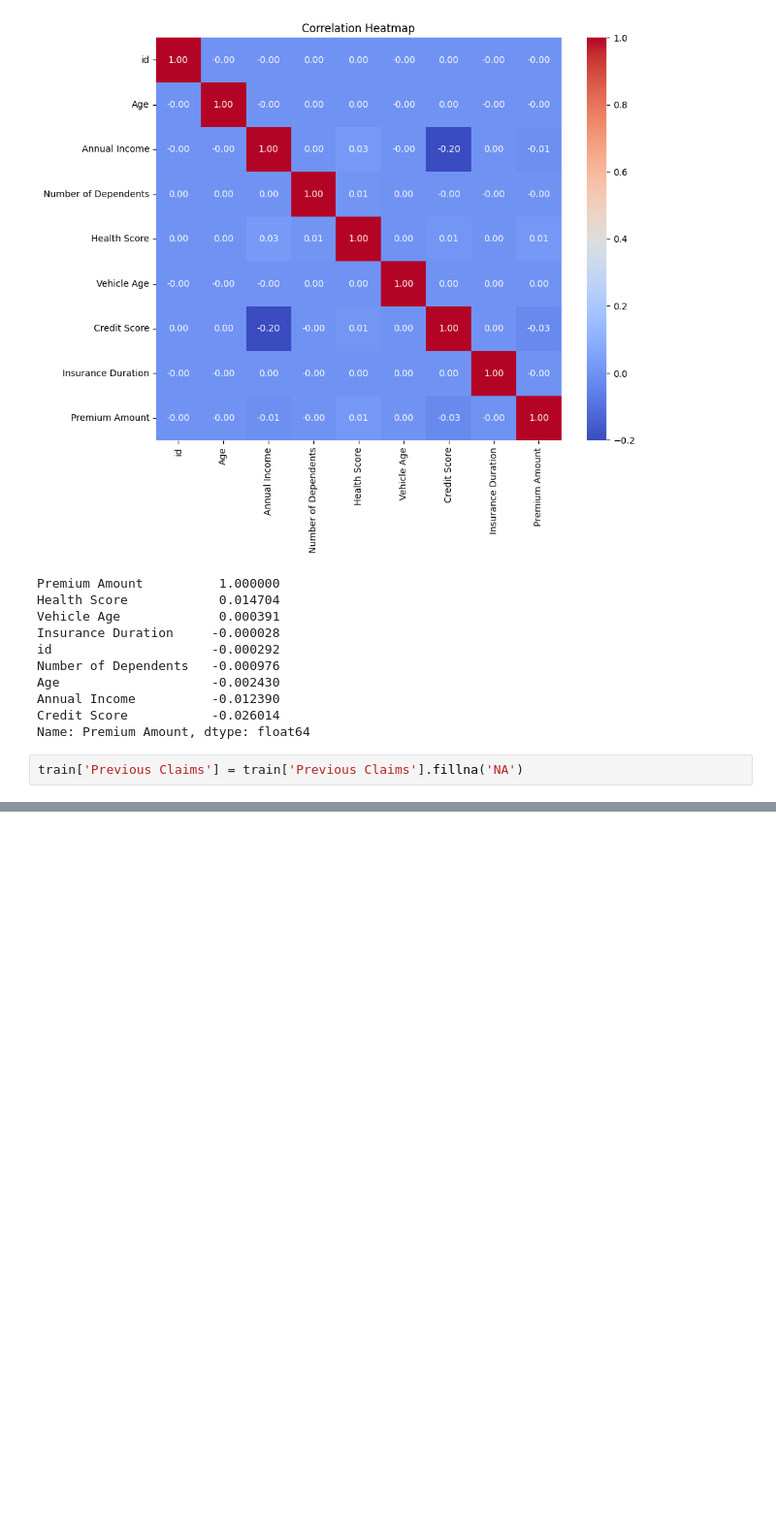
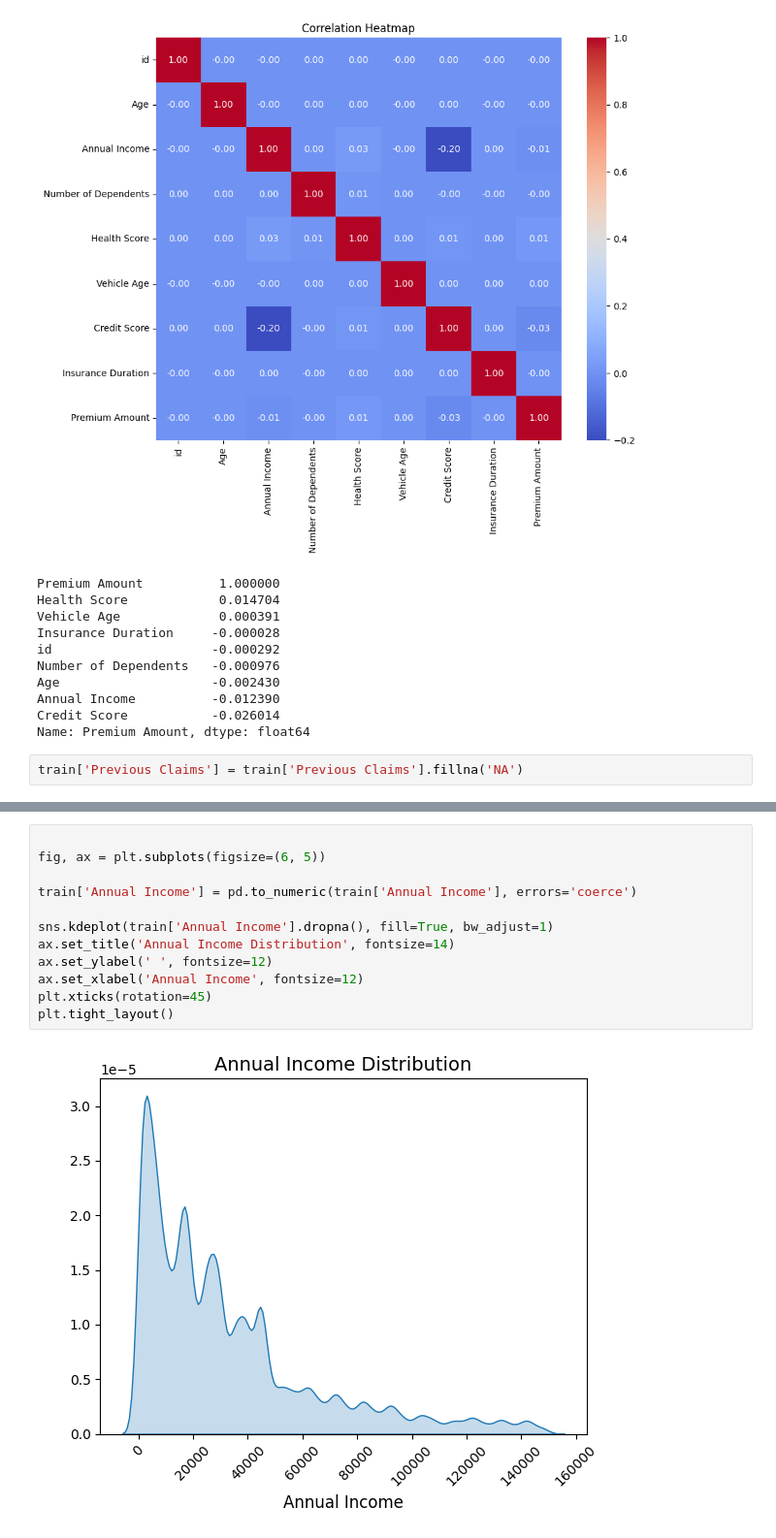
Before and after one commit to manvirbirak/Regression-with-an-Insurance-Dataset, a Jupyter notebook: Script.ipynb, the cells around one changed output, grey strips where cells are left out. Shown at 97% size. Cells and saved outputs as stored; diff of their text form; blank space fills up the shorter version.

```diff
--- a/Script.ipynb
+++ b/Script.ipynb
@@ -98,0 +113,14 @@ plt.tight_layout()
+# %%
+
+fig, ax = plt.subplots(figsize=(6, 5))
+
+train['Annual Income'] = pd.to_numeric(train['Annual Income'], errors='coerce')
+
+sns.kdeplot(train['Annual Income'].dropna(), fill=True, bw_adjust=1)
+ax.set_title('Annual Income Distribution', fontsize=14)
+ax.set_ylabel(' ', fontsize=12)
+ax.set_xlabel('Annual Income', fontsize=12)
+plt.xticks(rotation=45)
+plt.tight_layout()
+# %% [output]
+[figure, added]
```
Also changed, not shown: parts of 4 cells of this notebook.
